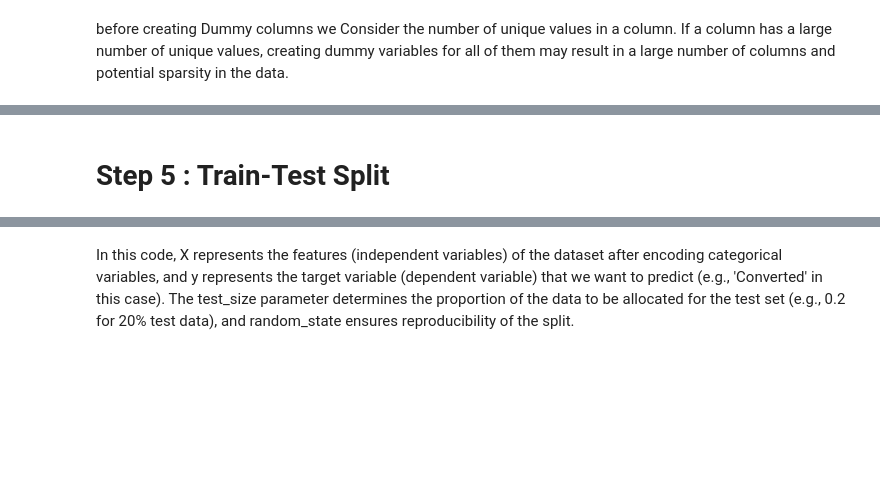
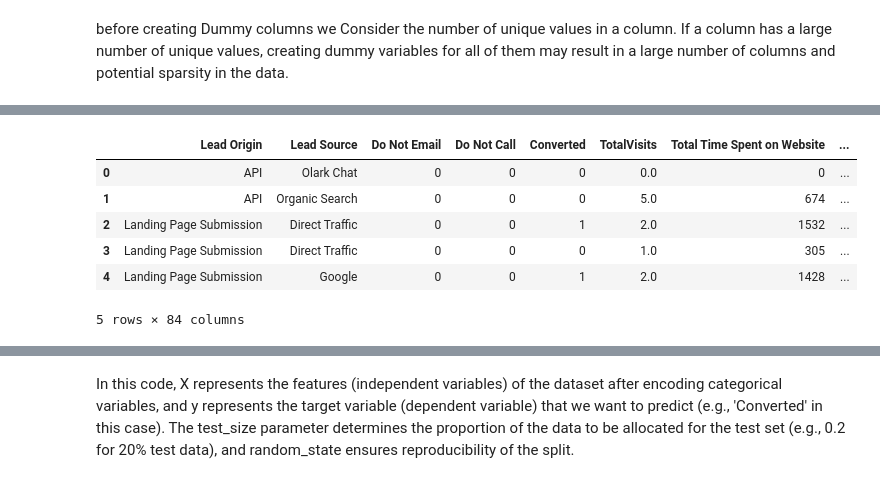
Before and after one commit to kunalworldwide/Lead-Scoring-Case-study, a Jupyter notebook: Lead-scoring-assignments.ipynb, the cells around one changed output, grey strips where cells are left out. Drawn from its saved outputs; the diff is of its cells as text; code cells hidden in the pictures; blank space fills up the shorter version.

```diff
--- a/Lead-scoring-assignments.ipynb
+++ b/Lead-scoring-assignments.ipynb
@@ -271,9 +343,0 @@ df = df.replace('Select',np.nan)
-# %%
-def count_unique_values(dataframe):
-    unique_counts = dataframe.nunique()
-    unique_counts_df = pd.DataFrame({'Column': unique_counts.index, 'Unique Values': unique_counts.values})
-    return unique_counts_df
-
-# checking number if unique values
-unique_values_df = count_unique_values(df)
-print(unique_values_df)
@@ -433,3 +495,7 @@ We can observe most of the traffic coming from Google or direct
+# %%
+df['Lead Source'].replace(['google'], 'Google')
+df['Lead Source'] = df['Lead Source'].replace(['Click2call', 'Live Chat', 'NC_EDM', 'Pay per Click Ads', 'Press_Release',
+  'Social Media', 'WeLearn', 'bing', 'blog', 'testone', 'welearnblog_Home', 'youtubechannel'], 'Others')
 # %%
 plt.figure(figsize=(6, 6))
 colors = ['#ff9999', '#66b3ff', '#99ff99', '#ffcc99']
@@ -558,0 +658,3 @@ Conversion rates from across all the portals are more or les similar
+# %%
+df = df.drop(['Lead Profile','Search','Newspaper Article','X Education Forums','Newspaper',
+           'Digital Advertisement','Through Recommendations'],1)
@@ -602,0 +751,2 @@ for column in binary_variables:
+# %%
+df = df.drop(['Conversion Rate','Page Views Per Visit (Normalized)'],1)
@@ -632,2 +803,0 @@ df_encoded.shape
-# %% [markdown]
-<h1>Step 5 : Train-Test Split</h1>
@@ -642,0 +804,13 @@ X_train, X_test, y_train, y_test = train_test_split(X, y, test_size=0.2, random_
+# %%
+# Combining dummy data with the original dataset
+
+df = pd.concat([df, dummy_df], axis=1)
+df.head()
+# %% [output]
+|  | Lead Origin | Lead Source | Do Not Email | Do Not Call | Converted | TotalVisits | Total Time Spent on Website | ... |
+| 0 | API | Olark Chat | 0 | 0 | 0 | 0.0 | 0 | ... |
+| 1 | API | Organic Search | 0 | 0 | 0 | 5.0 | 674 | ... |
+| 2 | Landing Page Submission | Direct Traffic | 0 | 0 | 1 | 2.0 | 1532 | ... |
+| 3 | Landing Page Submission | Direct Traffic | 0 | 0 | 0 | 1.0 | 305 | ... |
+| 4 | Landing Page Submission | Google | 0 | 0 | 1 | 2.0 | 1428 | ... |
+5 rows × 84 columns
```
Also changed, not shown: parts of 68 cells of this notebook.
